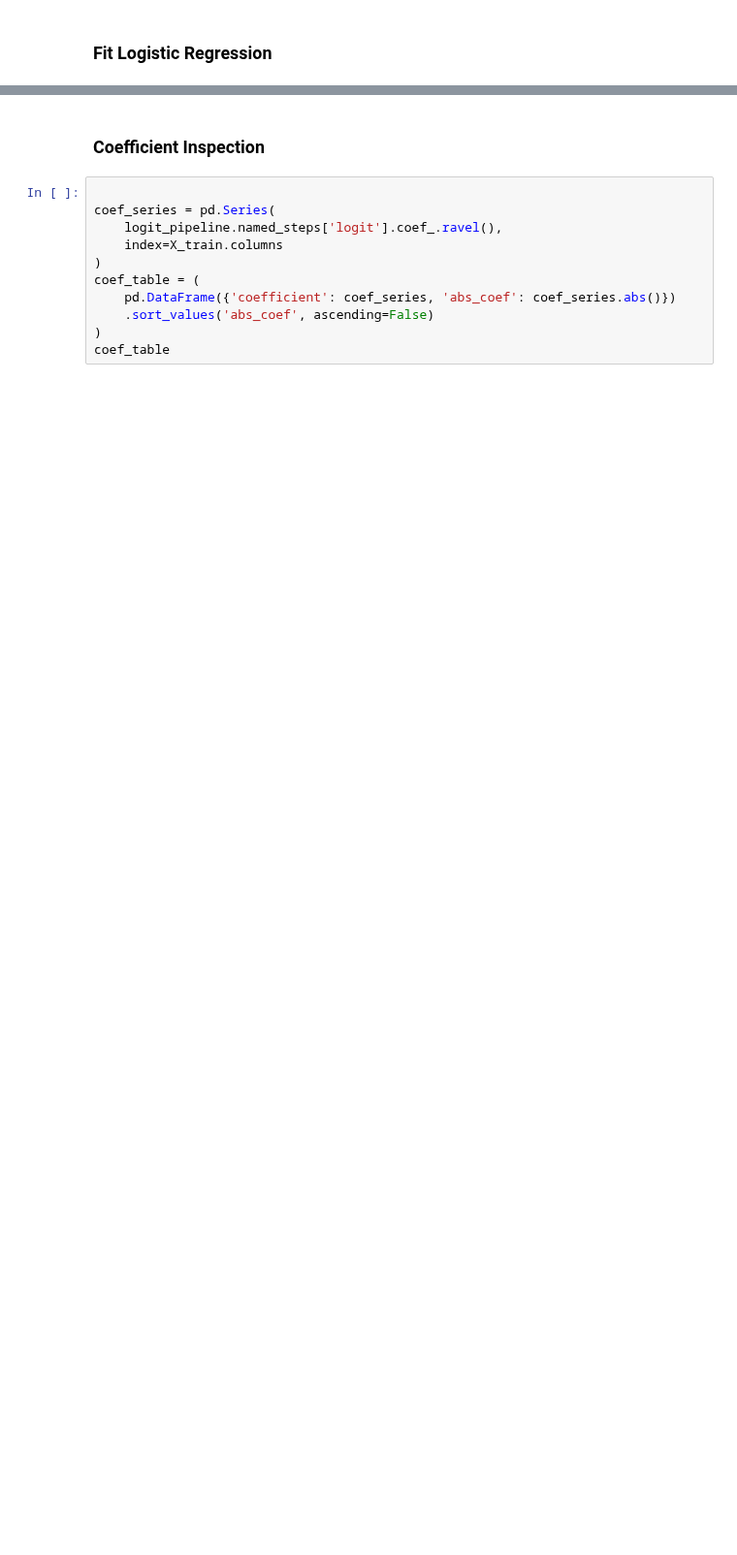
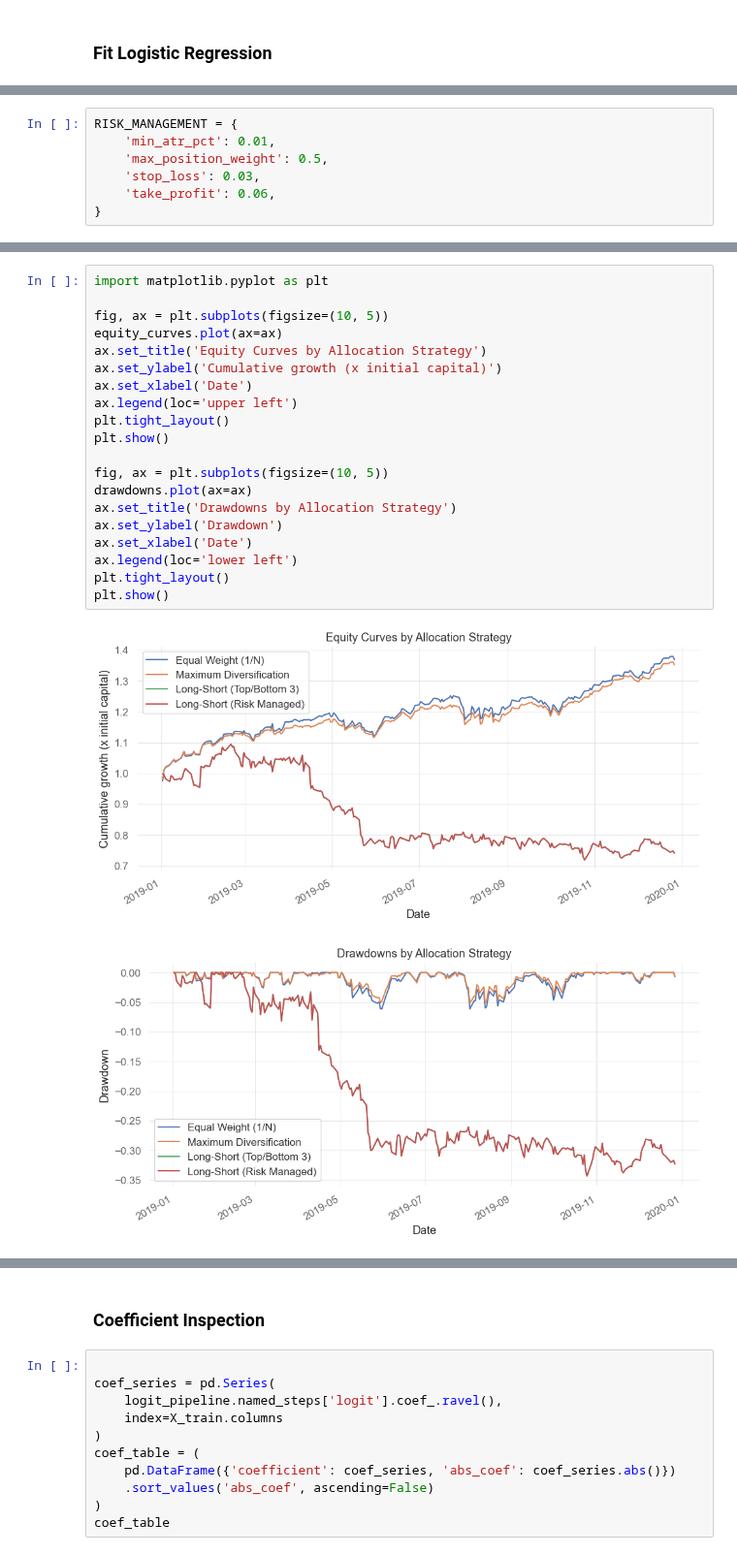
Before and after one commit to navid-nb/MSc_ML_Project1, a Jupyter notebook: classification.ipynb, the cells around one changed output, grey strips where cells are left out. Shown at 97% size. Cells and saved outputs as stored; diff of their text form; blank space fills up the shorter version.

```diff
--- a/classification.ipynb
+++ b/classification.ipynb
@@ -583,0 +629,7 @@ pd.DataFrame({
+# %%
+RISK_MANAGEMENT = {
+    'min_atr_pct': 0.01,
+    'max_position_weight': 0.5,
+    'stop_loss': 0.03,
+    'take_profit': 0.06,
+}
@@ -583,0 +778,23 @@ pd.DataFrame({
+# %%
+import matplotlib.pyplot as plt
+
+fig, ax = plt.subplots(figsize=(10, 5))
+equity_curves.plot(ax=ax)
+ax.set_title('Equity Curves by Allocation Strategy')
+ax.set_ylabel('Cumulative growth (x initial capital)')
+ax.set_xlabel('Date')
+ax.legend(loc='upper left')
+plt.tight_layout()
+plt.show()
+
+fig, ax = plt.subplots(figsize=(10, 5))
+drawdowns.plot(ax=ax)
+ax.set_title('Drawdowns by Allocation Strategy')
+ax.set_ylabel('Drawdown')
+ax.set_xlabel('Date')
+ax.legend(loc='lower left')
+plt.tight_layout()
+plt.show()
+# %% [output]
+[figure, added]
+[figure, added]
```
Also changed, not shown: parts of 17 cells of this notebook.
